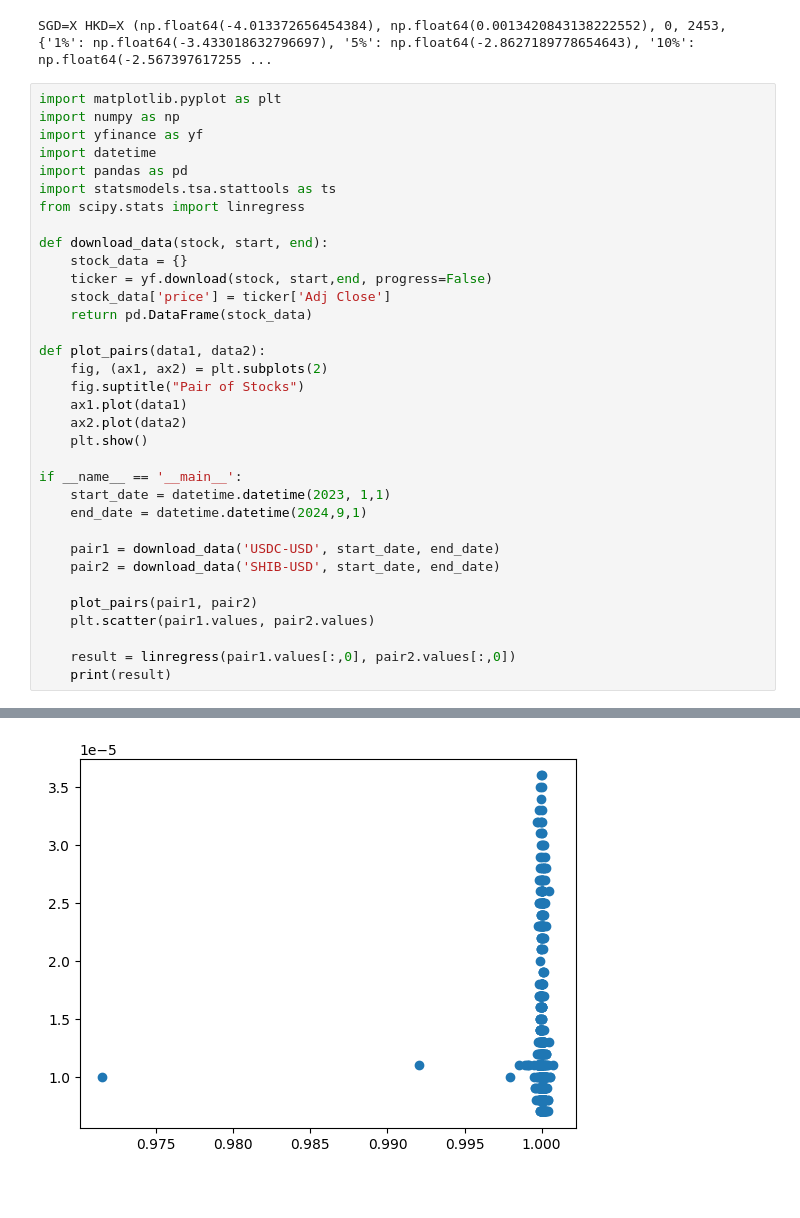
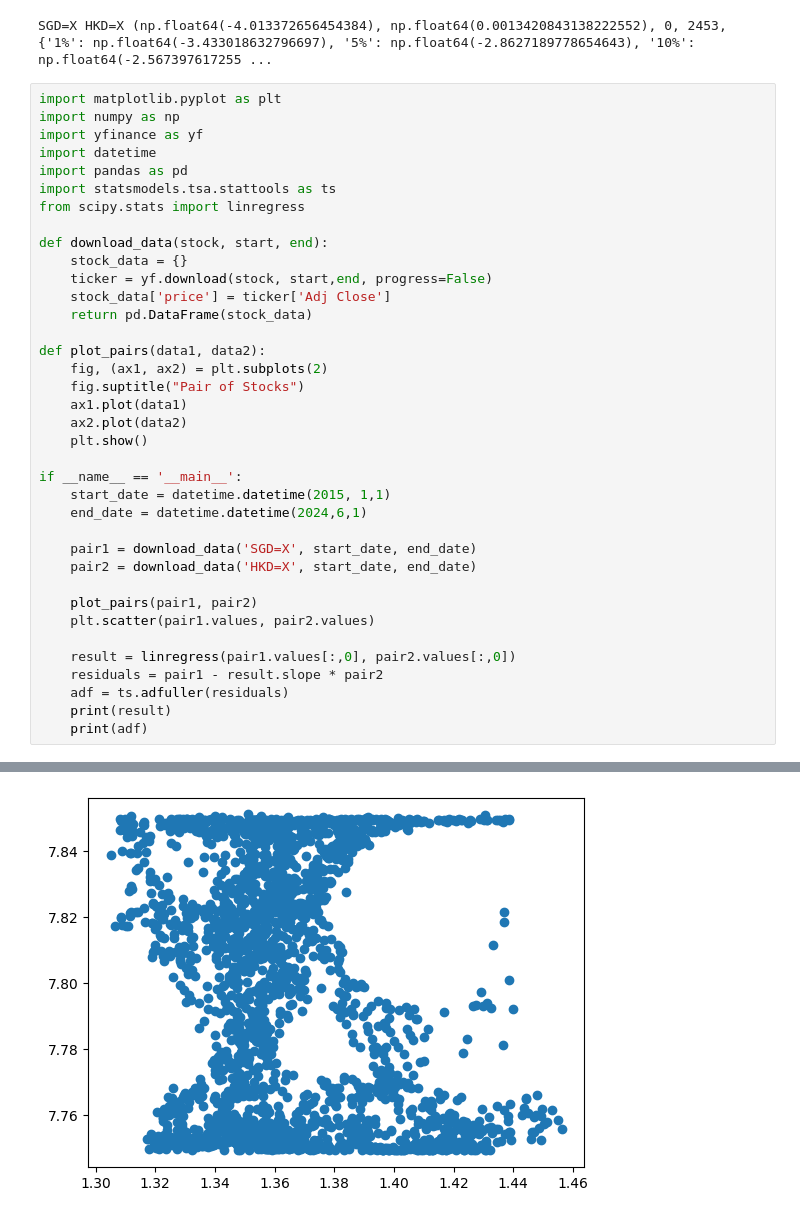
Before and after one commit to BienBienBuen/Quant-project, a Jupyter notebook: notes.ipynb, the cells around one changed output, grey strips where cells are left out. Cells and saved outputs as stored; diff of their text form; blank space fills up the shorter version.

```diff
--- a/notes.ipynb
+++ b/notes.ipynb
@@ -171,15 +171,18 @@ def plot_pairs(data1, data2):
     plt.show()
 
 if __name__ == '__main__':
-    start_date = datetime.datetime(2023, 1,1)
-    end_date = datetime.datetime(2024,9,1)
+    start_date = datetime.datetime(2015, 1,1)
+    end_date = datetime.datetime(2024,6,1)
 
-    pair1 = download_data('USDC-USD', start_date, end_date)
-    pair2 = download_data('SHIB-USD', start_date, end_date)
+    pair1 = download_data('SGD=X', start_date, end_date)
+    pair2 = download_data('HKD=X', start_date, end_date)
 
     plot_pairs(pair1, pair2)
     plt.scatter(pair1.values, pair2.values)
 
     result = linregress(pair1.values[:,0], pair2.values[:,0])
+    residuals = pair1 - result.slope * pair2
+    adf = ts.adfuller(residuals)
     print(result)
+    print(adf)
 # %% [output]
@@ -188 +192 @@ LinregressResult(slope=np.float64(7.901735744413258e-05), intercept=np.float64(-
-[figure, old version]
+[figure, new version]
```
Also changed, not shown: parts of 1 cell of this notebook.
